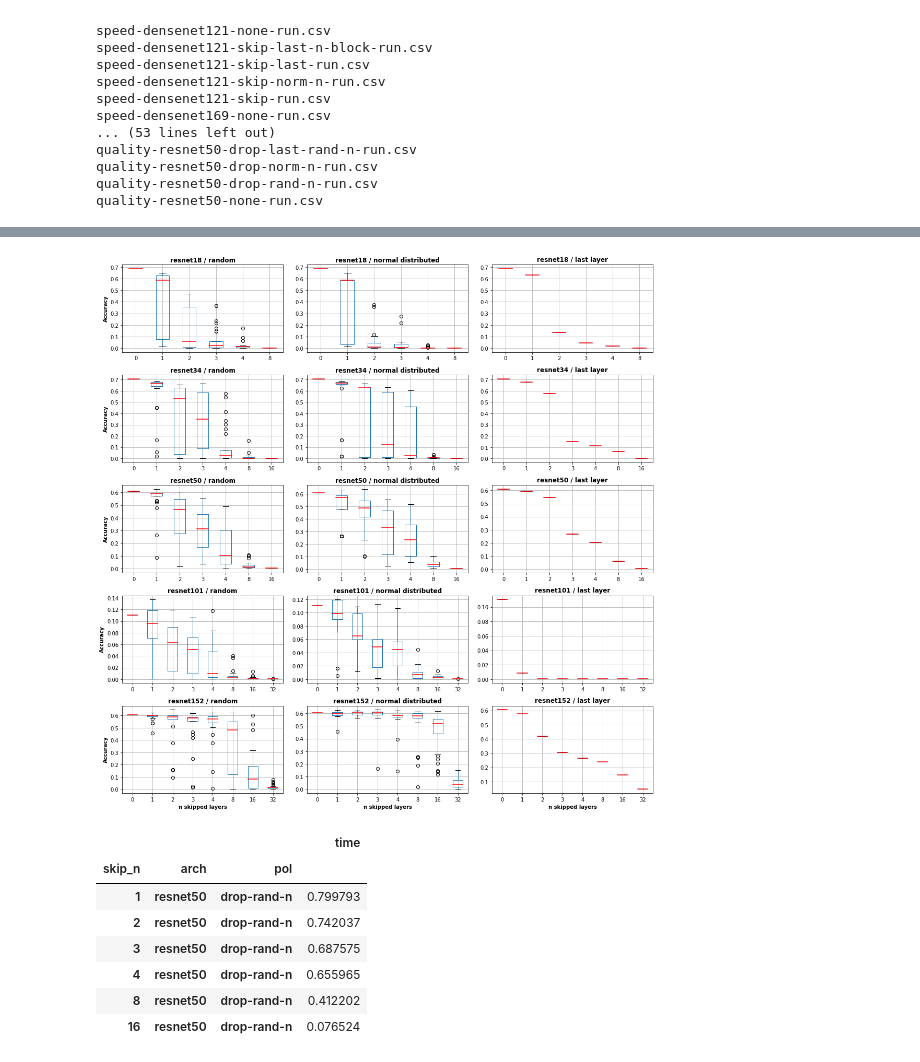
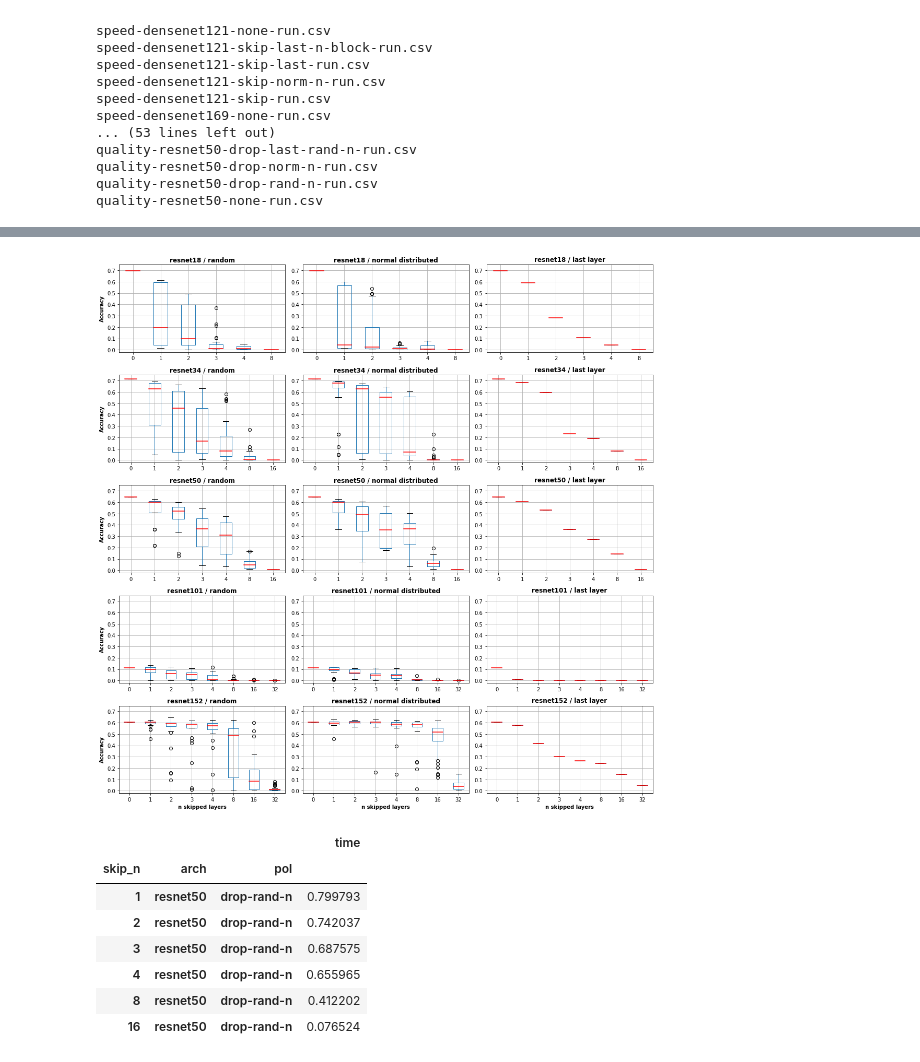
Before and after one commit to a-luengen/anytimeDnn, a Jupyter notebook: reports/benchmark_data_test.ipynb, the cells around one changed output, grey strips where cells are left out. Cells and saved outputs as stored; diff of their text form; code cells hidden in the pictures.

```diff
--- a/reports/benchmark_data_test.ipynb
+++ b/reports/benchmark_data_test.ipynb
@@ -75,7 +75,7 @@ print(base_q_df[['arch', 'pol', 'prec', 'rec', 'acc', 'f1']])
 print(s_df.columns)
 print(q_df['arch'])
 
-def printBoxPlotForArchAndPol(data_frame, arch_name, policy_name, ax, i=None, j=None, last_idx=None):
+def printBoxPlotForArchAndPol(data_frame, arch_name, policy_name, ax, i=None, j=None, last_idx=None, limits=[-0.02, 0.72]):
     df, an, pn = data_frame, arch_name, policy_name
 
     df = df.query(f'arch == "{an}"')
@@ -105,6 +105,8 @@ def printBoxPlotForArchAndPol(data_frame, arch_name, policy_name, ax, i=None, j=
     else:
         ax.set_xlabel('')
     ax.set_title(f'{an} / {pol_trans[pn]}', fontsize=12, fontweight='bold')
+    if limits is not None:
+        ax.set_ylim(limits)
 
 fig, axes = plt.subplots(nrows=2, ncols=4, figsize=(15, 7))
 
@@ -156,21 +141,21 @@ q_df[q_df['pol'] == 'none']
 # %%
 r_archs = ['resnet18', 'resnet34', 'resnet50', 'resnet101', 'resnet152']
 r_pols = ['drop-rand-n', 'drop-norm-n', 'drop-last-rand-n']
 
 
 
 
 
 fig, axes = plt.subplots(nrows=len(r_archs), ncols=3, figsize=(15, 3 * len(r_archs)))
 
 for i, arch in enumerate(r_archs):
     for j, pol in enumerate(r_pols):
-        printBoxPlotForArchAndPol(q_df, arch, pol, axes[i, j], i, j, last_idx=len(r_archs) - 1)
+        printBoxPlotForArchAndPol(q_df, arch, pol, axes[i, j], i, j, last_idx=len(r_archs) - 1, limits=[-0.02, 0.75])
 
 fig.tight_layout()
 plt.show()
 # %% [output]
-[figure, old version]
+[figure, new version]
 # %%
 temp_df = s_df.query('arch == "resnet50" and pol == "drop-rand-n"')
 
```
Also changed, not shown: parts of 7 cells of this notebook.
